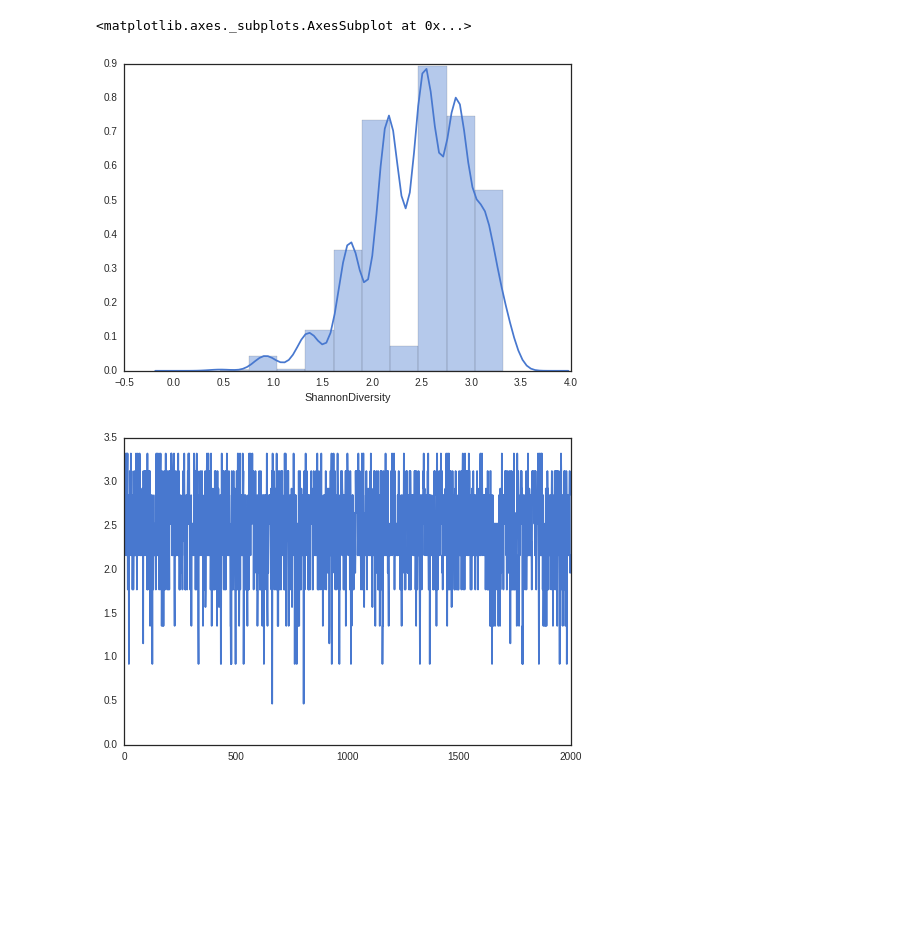
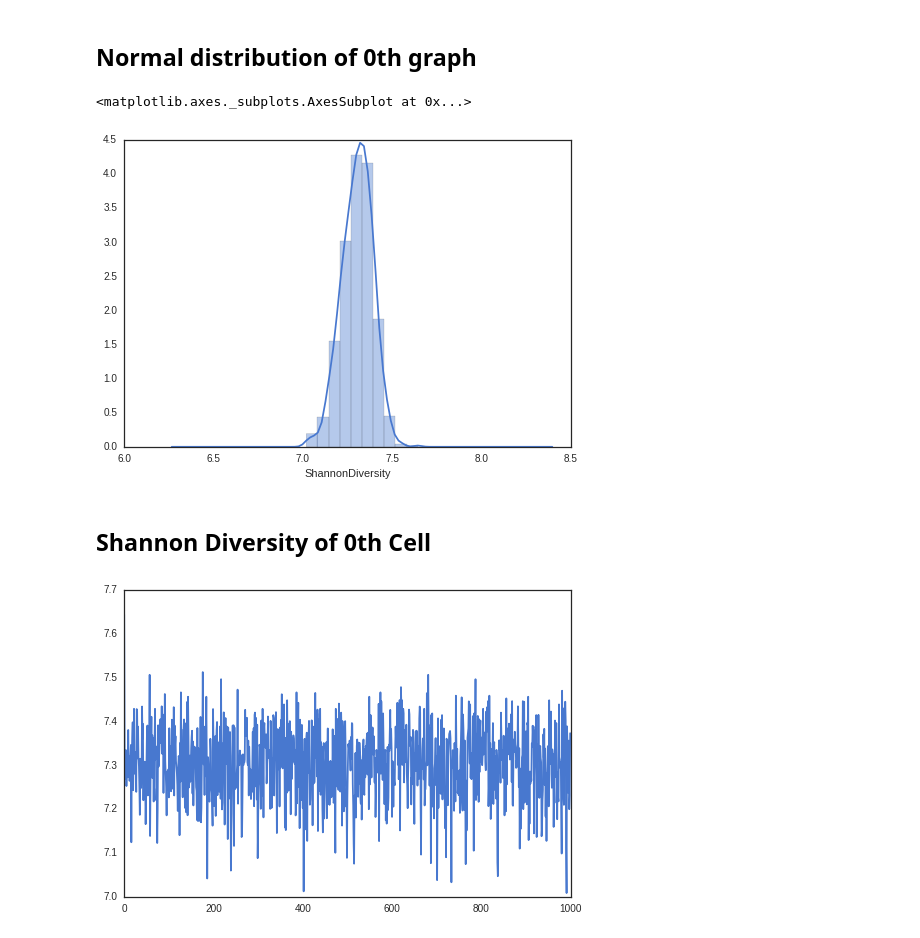
Before and after one commit to devosoft/Empirical, a Jupyter notebook: examples/evo/replica_runs_analysis.ipynb, the cells around one changed output. Drawn from its saved outputs; the diff is of its cells as text; code cells hidden in the pictures; blank space fills up the shorter version.

```diff
--- a/examples/evo/replica_runs_analysis.ipynb
+++ b/examples/evo/replica_runs_analysis.ipynb
@@ -1,9 +1,10 @@
 # %%
 import pandas as pd
 loaded_files = []
-prefix = "sam"
-headers = ["{0}{1}".format(prefix, i) for i in range(10)]
-for i in range(10):
+prefix = "tarkin"
+num_files = 5
+headers = ["{0}{1}".format(prefix, i) for i in range(num_files)]
+for i in range(num_files):
     moo = pd.read_csv("./runs/{0}{1}".format(prefix, i))
     moo['replicant'] = "{0}{1}".format(prefix, i)
     moo.set_index(["replicant"])
@@ -15,5 +16,5 @@ squish = pd.concat(loaded_files, axis=0)
 #squish
 squish = squish.set_index(["replicant", "Update"])
 squish.head()
-squish.loc["{}0".format(prefix)]
+#squish.loc["{}0".format(prefix)]
 # %% [output]
@@ -39,3 +28,6 @@ squish.loc["{}0".format(prefix)]
+# %% [markdown]
+Normal distribution of 0th graph
+--------------------------------
 # %%
 import seaborn as sns
 import numpy as np
@@ -46,9 +38,12 @@ sns.set(style="white", palette="muted", color_codes=True)
 sns.distplot(squish.loc["{}0".format(prefix)]["ShannonDiversity"], bins=10)
 # %% [output]
 <matplotlib.axes._subplots.AxesSubplot at 0x...>
-[figure, old version]
+[figure, new version]
+# %% [markdown]
+Shannon Diversity of 0th Cell
+-----------------------------
 # %%
-plt.plot(squish.loc["{}0".format(prefix)]["ShannonDiversity"])
+plt.plot(squish.loc["{}3".format(prefix)]["ShannonDiversity"])
 plt.show()
 # %% [output]
-[figure, old version]
+[figure, new version]
```
Also changed, not shown: parts of 6 cells of this notebook, 4 other files.
